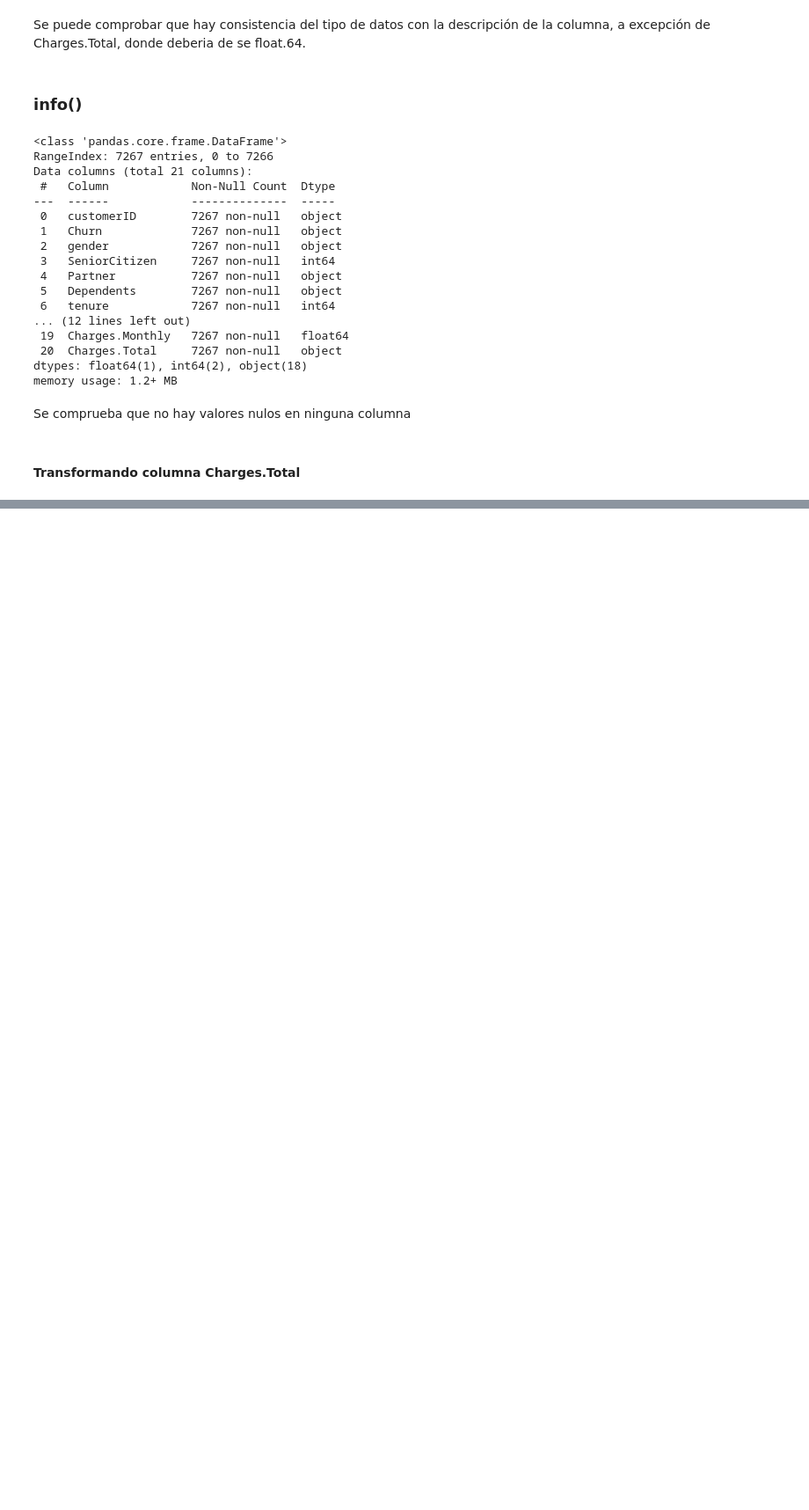
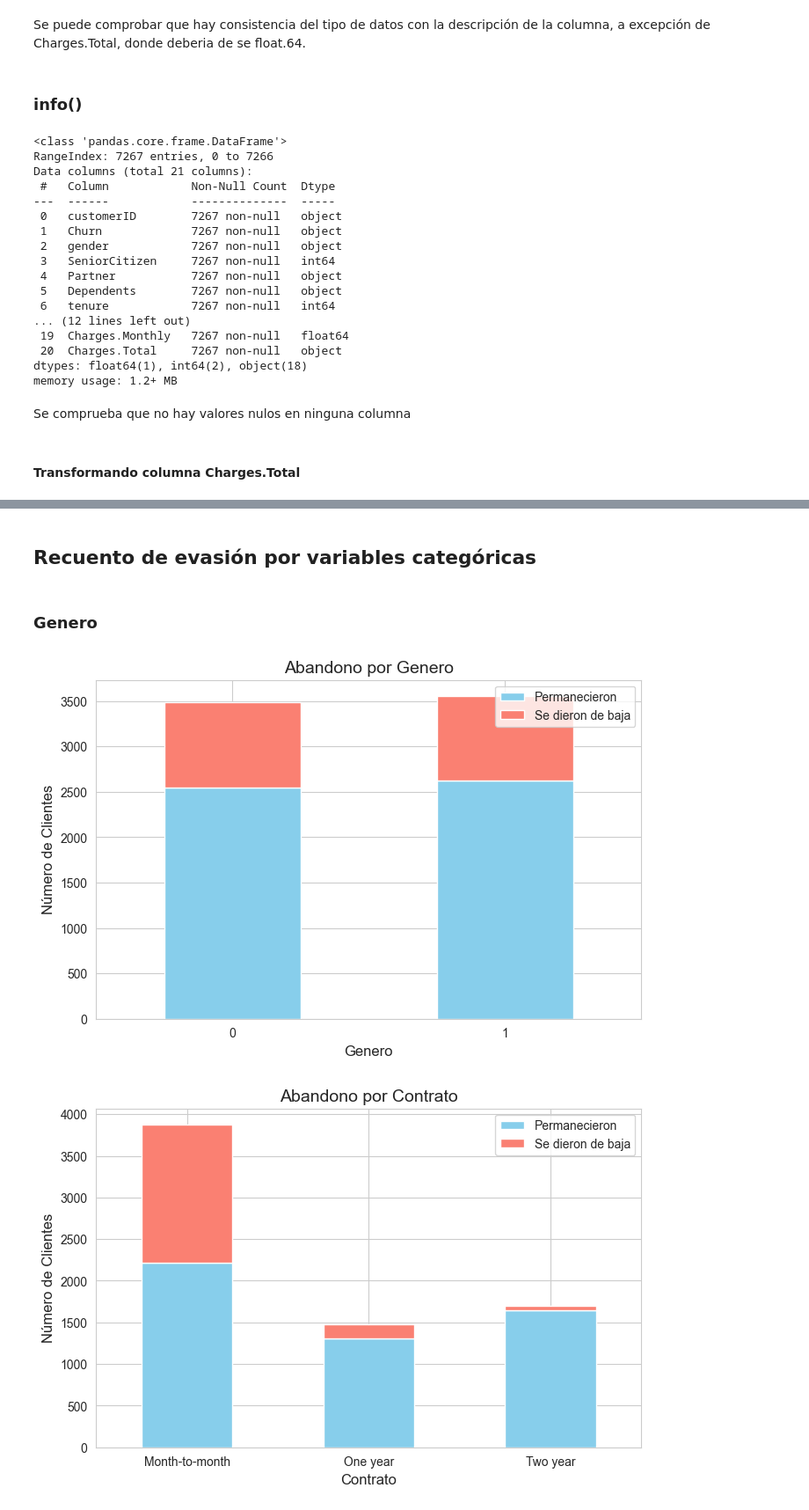
Before and after one commit to adromass/Challenge_Telecom_X, a Jupyter notebook: Challenge_Telecom_X.ipynb, the cells around one changed output, grey strips where cells are left out. Shown at 88% size. Saved outputs shown, nothing was run; the diff lists cells and outputs as text; code cells hidden in the pictures; blank space fills up the shorter version.

```diff
--- a/Challenge_Telecom_X.ipynb
+++ b/Challenge_Telecom_X.ipynb
@@ -157,8 +169,6 @@ Se comprueba que no hay valores nulos en ninguna columna
 # %%
-# Ver los valores problemáticos
-invalidos = datos_normalizado[
-    pd.to_numeric(datos_normalizado['Charges.Total'], errors='coerce').isnull()
-]
 
-invalidos['Charges.Total']
+datos_normalizado['Charges.Total']= datos_normalizado['Charges.Total'].apply(lambda x: 0 if str(x).strip() == "" else x)
+datos_normalizado['Charges.Total'] = datos_normalizado['Charges.Total'].astype(np.float64)
+datos_normalizado['Charges.Total'].info()
 # %% [output]
@@ -217,0 +235,2 @@ valores_invalidos
+# %%
+datos_normalizado = datos_normalizado[datos_normalizado['Churn'] != ""]
@@ -217,0 +268,8 @@ valores_invalidos
+# %%
+columnas = ['Churn', 'gender', 'SeniorCitizen', 'Partner',
+       'Dependents', 'PhoneService', 'MultipleLines',
+       'InternetService', 'OnlineSecurity', 'OnlineBackup', 'DeviceProtection',
+       'TechSupport', 'StreamingTV', 'StreamingMovies', 'Contract',
+       'PaperlessBilling']
+for col in columnas:
+    print(f"{col}: {pd.unique(datos_normalizado[col])}")
@@ -217,0 +393,41 @@ valores_invalidos
+# %% [markdown]
+## Recuento de evasión por variables categóricas
+# %% [markdown]
+### Genero
+# %%
+
+
+columnas_categoricas = ['genero', 'contrato', 'metodo_pago']
+
+# Establecer el estilo de los gráficos
+sns.set_style("whitegrid")
+
+# Bucle para generar un gráfico por cada columna
+for columna in columnas_categoricas:
+    # Agrupar los datos para calcular la proporción de abandono
+    # La media de una variable binaria (0/1) es la proporción de 1s
+    proporcion = datos_normalizado.groupby(columna)['abandono'].mean()
+
+    # Calcular el número total de clientes por categoría
+    conteo_total = datos_normalizado[columna].value_counts()
+
+    # Crear el DataFrame para el gráfico apilado
+    df_grafico = pd.DataFrame({
+        'Permanecieron': conteo_total * (1 - proporcion),
+        'Se dieron de baja': conteo_total * proporcion
+    })
+
+    # Generar el gráfico de barras apilado
+    df_grafico.plot(kind='bar', stacked=True, figsize=(8, 5), color=['skyblue', 'salmon'])
+
+    # Configurar etiquetas y título
+    plt.title(f'Abandono por {columna.replace("_", " ").title()}', fontsize=14)
+    plt.xlabel(columna.replace("_", " ").title(), fontsize=12)
+    plt.ylabel('Número de Clientes', fontsize=12)
+    plt.xticks(rotation=0)
+
+    # Mostrar el gráfico
+    plt.show()
+# %% [output]
+[figure, added]
+[figure, added]
```
Also changed, not shown: parts of 34 cells of this notebook.
